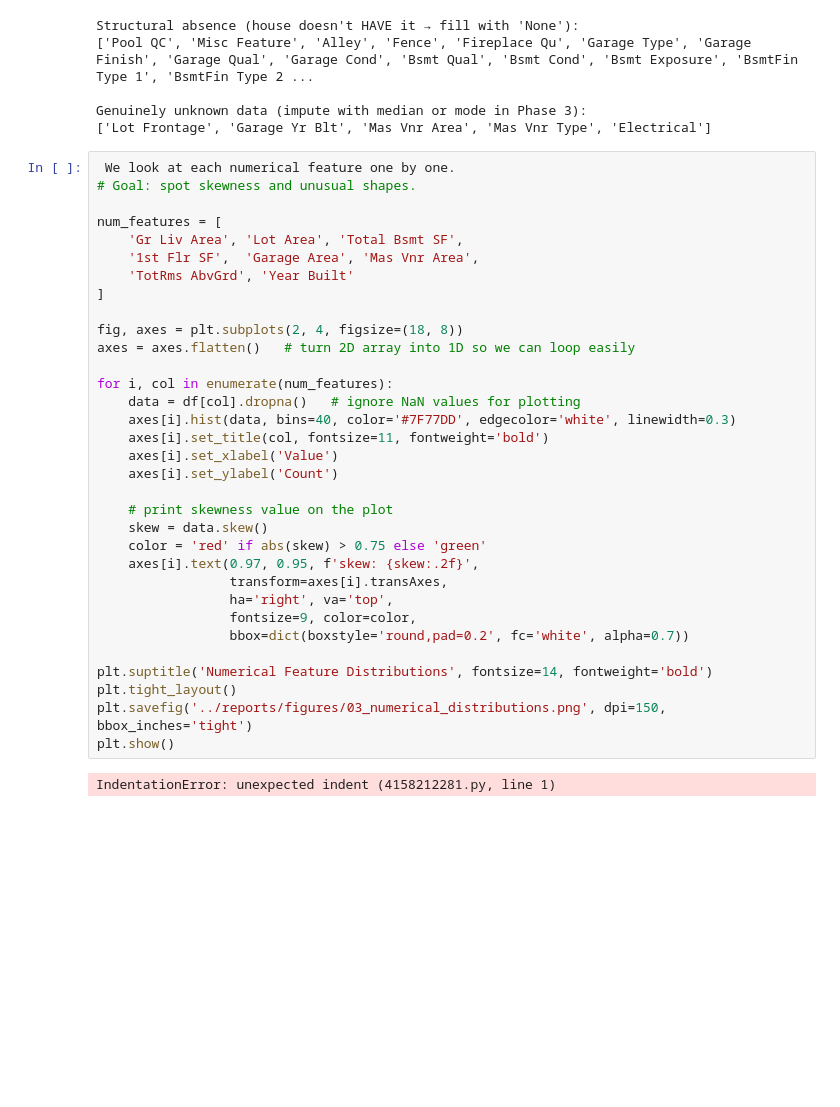
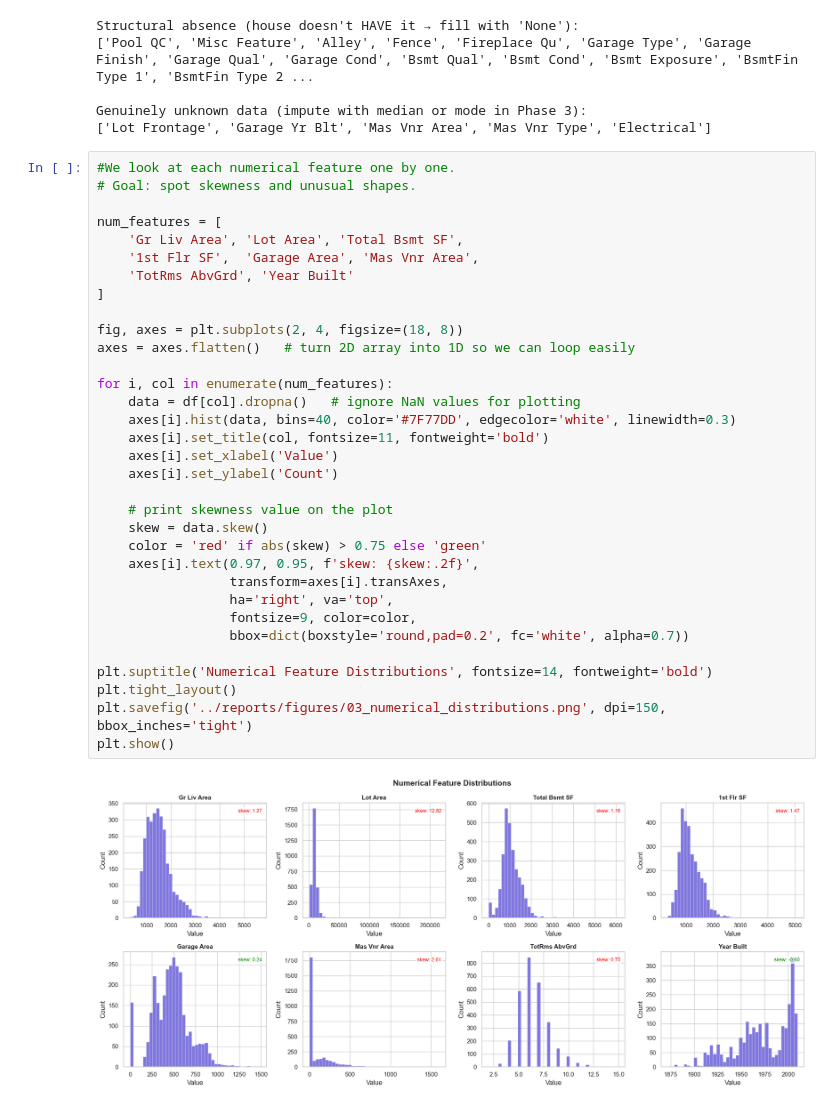
Before and after one commit to feroz-crash/house-price-prediction, a Jupyter notebook: notebooks/_eda.ipynb, the cells around one changed output. Cells and saved outputs as stored; diff of their text form; blank space fills up the shorter version.

```diff
--- a/notebooks/_eda.ipynb
+++ b/notebooks/_eda.ipynb
@@ -215,37 +215,37 @@ Structural absence (house doesn't HAVE it → fill with 'None'):
 Genuinely unknown data (impute with median or mode in Phase 3):
 ['Lot Frontage', 'Garage Yr Blt', 'Mas Vnr Area', 'Mas Vnr Type', 'Electrical']
 # %%
- We look at each numerical feature one by one.
+#We look at each numerical feature one by one.
 # Goal: spot skewness and unusual shapes.
 
 num_features = [
     'Gr Liv Area', 'Lot Area', 'Total Bsmt SF',
     '1st Flr SF',  'Garage Area', 'Mas Vnr Area',
     'TotRms AbvGrd', 'Year Built'
 ]
 
 fig, axes = plt.subplots(2, 4, figsize=(18, 8))
 axes = axes.flatten()   # turn 2D array into 1D so we can loop easily
 
 for i, col in enumerate(num_features):
     data = df[col].dropna()   # ignore NaN values for plotting
     axes[i].hist(data, bins=40, color='#7F77DD', edgecolor='white', linewidth=0.3)
     axes[i].set_title(col, fontsize=11, fontweight='bold')
     axes[i].set_xlabel('Value')
     axes[i].set_ylabel('Count')
 
     # print skewness value on the plot
     skew = data.skew()
     color = 'red' if abs(skew) > 0.75 else 'green'
     axes[i].text(0.97, 0.95, f'skew: {skew:.2f}',
                  transform=axes[i].transAxes,
                  ha='right', va='top',
                  fontsize=9, color=color,
                  bbox=dict(boxstyle='round,pad=0.2', fc='white', alpha=0.7))
 
 plt.suptitle('Numerical Feature Distributions', fontsize=14, fontweight='bold')
 plt.tight_layout()
 plt.savefig('../reports/figures/03_numerical_distributions.png', dpi=150, bbox_inches='tight')
 plt.show()
 # %% [output]
-IndentationError: unexpected indent (4158212281.py, line 1)
+[figure, added]
```
Also changed, not shown: parts of 7 cells of this notebook, 13 other files.
